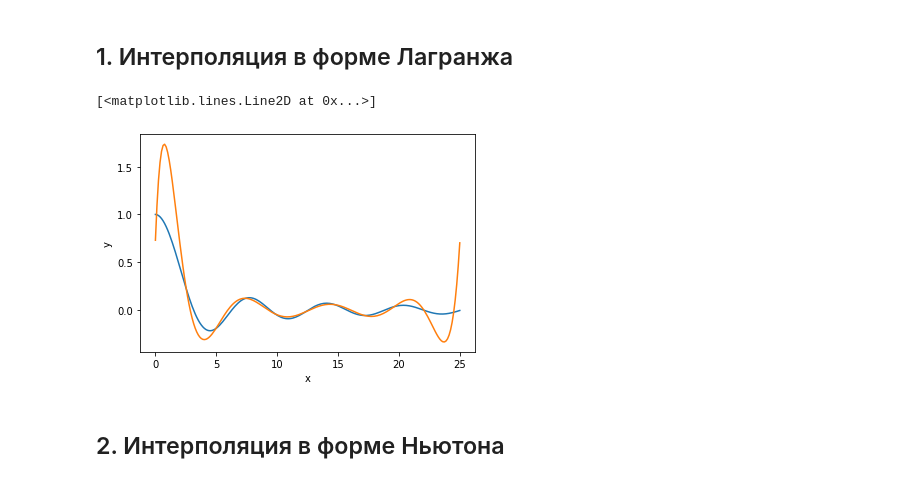
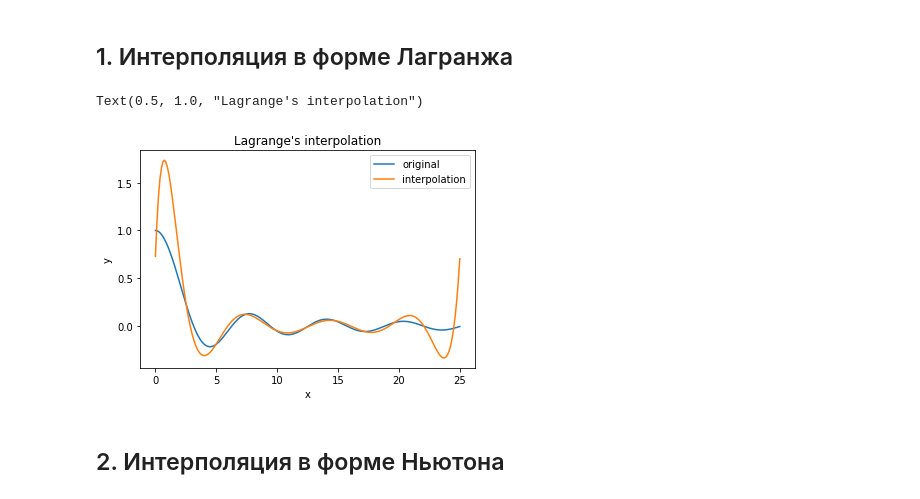
Before and after one commit to ivan-shargin/Math_labs, a Jupyter notebook: Lab_4.ipynb, the cells around one changed output. Cells and saved outputs as stored; diff of their text form; code cells hidden in the pictures.

```diff
--- a/Lab_4.ipynb
+++ b/Lab_4.ipynb
@@ -30,18 +30,20 @@ def f_test(x):
 # %%
 x = np.linspace(0.01, 25, 200)
 y = f_test(x)
-plt.plot(x, y)
+plt.plot(x, y, label = 'original')
 plt.xlabel('x')
 plt.ylabel('y')
 
 x_arr = np.linspace(0.1, 24.5, 11)
 f_arr = f_test(x_arr)
 area = x
 interpolation = Lagrange_interpolation(x_arr, f_arr, area)
-plt.plot(area, interpolation)
+plt.plot(area, interpolation, label = 'interpolation')
+plt.legend()
+plt.title("Lagrange's interpolation")
 # %% [output]
-[<matplotlib.lines.Line2D at 0x...>]
+Text(0.5, 1.0, "Lagrange's interpolation")
-[figure, old version]
+[figure, new version]
 # %% [markdown]
 ## 2. Интерполяция в форме Ньютона
 # %%
```
Also changed, not shown: parts of 6 cells of this notebook.
